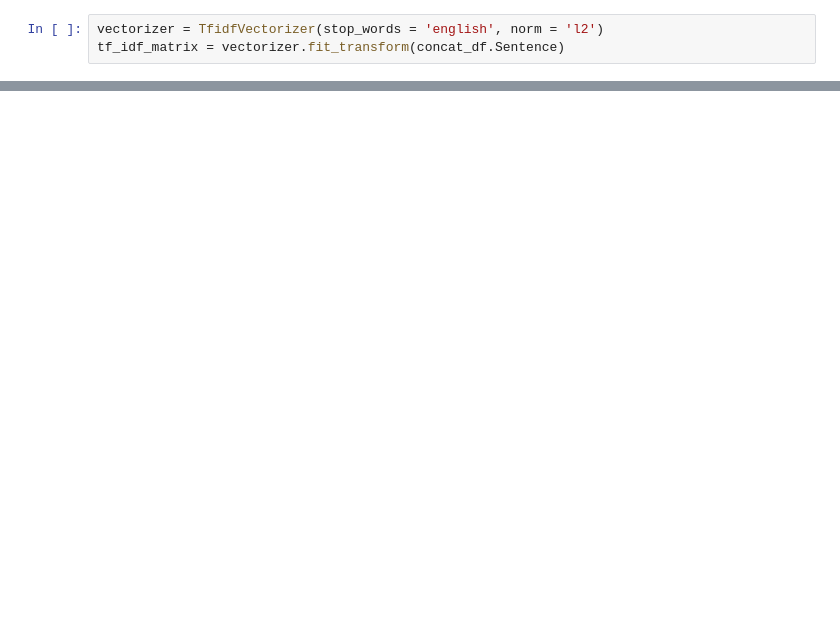
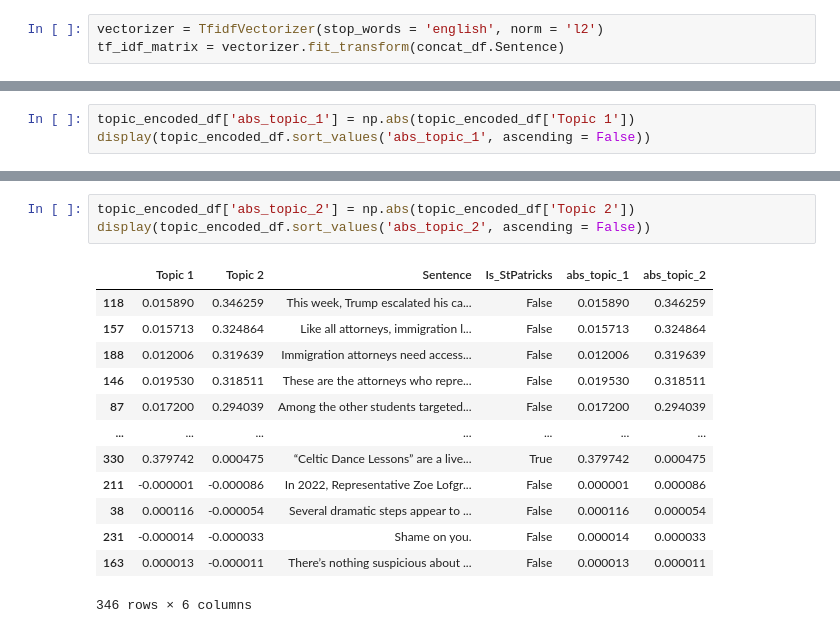
Before and after one commit to zaynpatel/LTA2061, a Jupyter notebook: PracticeLSA2.ipynb, the cells around one changed output, grey strips where cells are left out. Cells and saved outputs as stored; diff of their text form; blank space fills up the shorter version.

```diff
--- a/PracticeLSA2.ipynb
+++ b/PracticeLSA2.ipynb
@@ -213,0 +294,3 @@ display(encoding_matrix.sort_values('abs_topic_2', ascending=False).head(25))
+# %%
+topic_encoded_df['abs_topic_1'] = np.abs(topic_encoded_df['Topic 1'])
+display(topic_encoded_df.sort_values('abs_topic_1', ascending = False))
@@ -213,0 +311,17 @@ display(encoding_matrix.sort_values('abs_topic_2', ascending=False).head(25))
+# %%
+topic_encoded_df['abs_topic_2'] = np.abs(topic_encoded_df['Topic 2'])
+display(topic_encoded_df.sort_values('abs_topic_2', ascending = False))
+# %% [output]
+|  | Topic 1 | Topic 2 | Sentence | Is_StPatricks | abs_topic_1 | abs_topic_2 |
+| 118 | 0.015890 | 0.346259 | This week, Trump escalated his ca... | False | 0.015890 | 0.346259 |
+| 157 | 0.015713 | 0.324864 | Like all attorneys, immigration l... | False | 0.015713 | 0.324864 |
+| 188 | 0.012006 | 0.319639 | Immigration attorneys need access... | False | 0.012006 | 0.319639 |
+| 146 | 0.019530 | 0.318511 | These are the attorneys who repre... | False | 0.019530 | 0.318511 |
+| 87 | 0.017200 | 0.294039 | Among the other students targeted... | False | 0.017200 | 0.294039 |
+| ... | ... | ... | ... | ... | ... | ... |
+| 330 | 0.379742 | 0.000475 | “Celtic Dance Lessons” are a live... | True | 0.379742 | 0.000475 |
+| 211 | -0.000001 | -0.000086 | In 2022, Representative Zoe Lofgr... | False | 0.000001 | 0.000086 |
+| 38 | 0.000116 | -0.000054 | Several dramatic steps appear to ... | False | 0.000116 | 0.000054 |
+| 231 | -0.000014 | -0.000033 | Shame on you. | False | 0.000014 | 0.000033 |
+| 163 | 0.000013 | -0.000011 | There’s nothing suspicious about ... | False | 0.000013 | 0.000011 |
+346 rows × 6 columns
```
Also changed, not shown: parts of 29 cells of this notebook, 3 other files.
